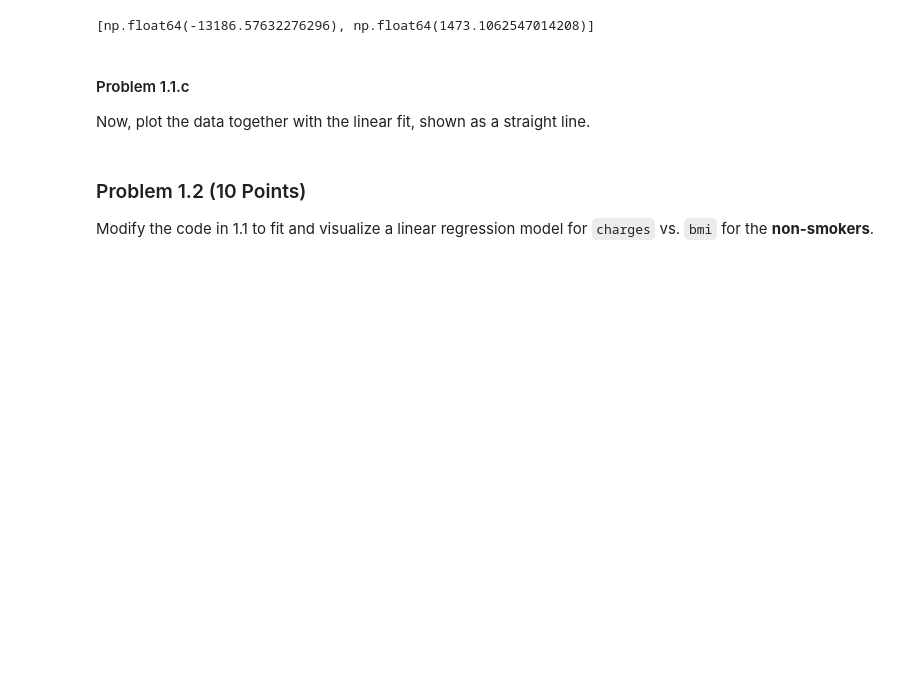
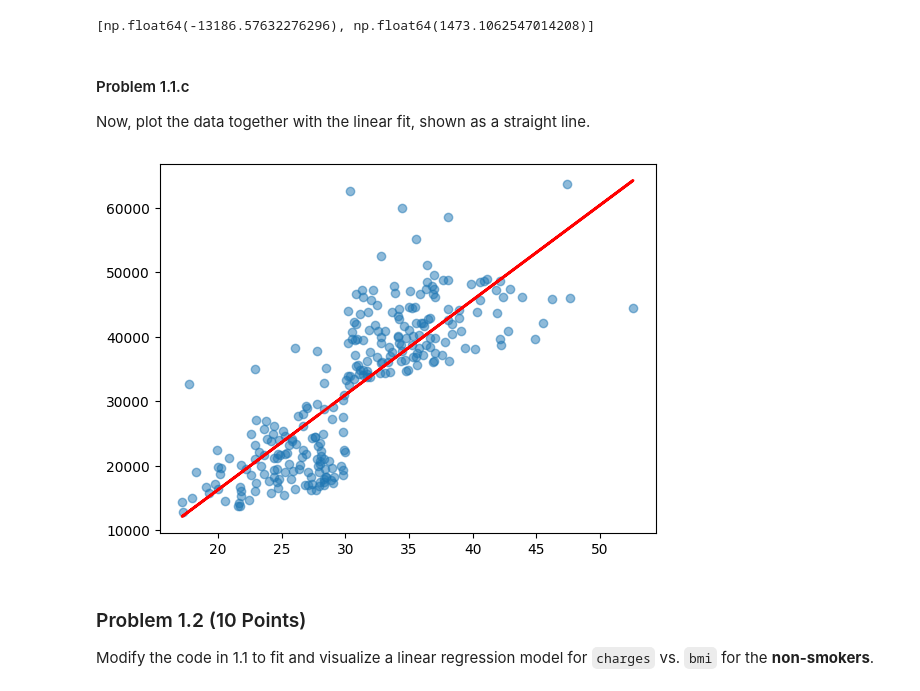
Before and after one commit to yuhanqianns94/Intro-to-ML, a Jupyter notebook: assignments/assn1/assn1.ipynb, the cells around one changed output. Saved outputs shown, nothing was run; the diff lists cells and outputs as text; code cells hidden in the pictures; blank space fills up the shorter version.

```diff
--- a/assignments/assn1/assn1.ipynb
+++ b/assignments/assn1/assn1.ipynb
@@ -163,7 +162,8 @@ You may either compute these values with explicit expressions, or use a package
 import statsmodels.api as sm
 
 Y_smokers = smokers['charges']
-X_smokers = sm.add_constant(smokers['bmi'])
+x_smokers = smokers['bmi']
+X_smokers = sm.add_constant(x_smokers)
 
 model_smokers = sm.OLS(Y_smokers, X_smokers)
 results_smokers = model_smokers.fit()
@@ -178,8 +178,10 @@ Beta_smokers
 Now, plot the data together with the linear fit, shown as a straight line.
 # %%
 ## -- please write code for your visualization here -- ##
-plt.scatter(_week, y_week, alpha=.5)
-_ = plt.plot(x_week, beta[0] + beta[1]*x_week, color='red', linewidth=2)
+plt.scatter(x_smokers, Y_smokers, alpha=.5)
+_ = plt.plot(x_smokers, Beta_smokers[0] + Beta_smokers[1]*x_smokers, color='red', linewidth=2)
+# %% [output]
+[figure, added]
 # %% [markdown]
 ### Problem 1.2 (10 Points)
 
```
Also changed, not shown: parts of 6 cells of this notebook.
